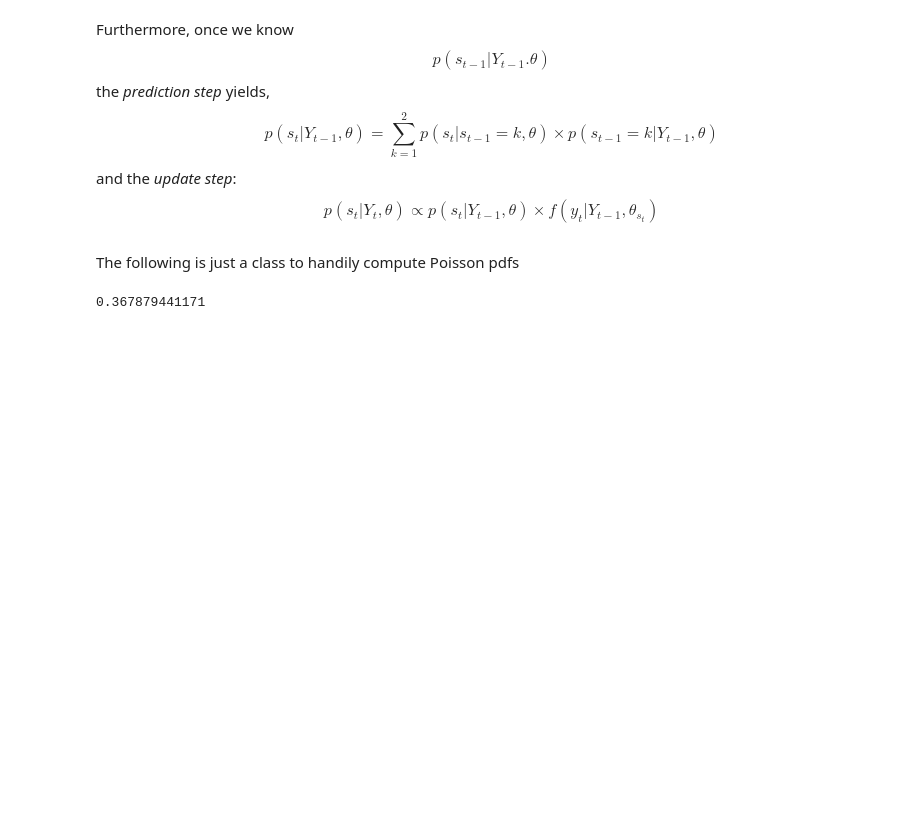
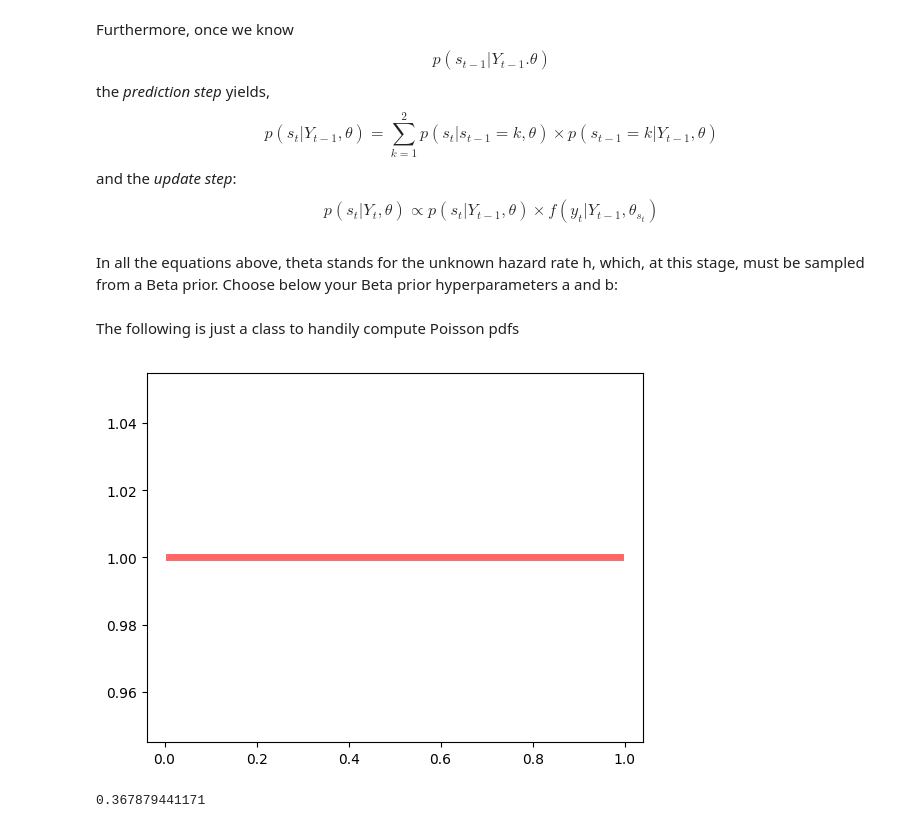
Before and after one commit to aernesto/jupyter-tests, a Jupyter notebook: Chib1996.ipynb, the cells around one changed output. Saved outputs shown, nothing was run; the diff lists cells and outputs as text; code cells hidden in the pictures; blank space fills up the shorter version.

```diff
--- a/Chib1996.ipynb
+++ b/Chib1996.ipynb
@@ -94,3 +95,5 @@ Furthermore, once we know $$p(s_{t-1}|Y_{t-1}.\theta)$$ the _prediction step_ yi
 $$p(s_t|Y_{t-1},\theta)=\sum_{k=1}^2 p(s_t|s_{t-1}=k,\theta)\times p(s_{t-1}=k|Y_{t-1},\theta)$$
 and the _update step_:
 $$p(s_t|Y_t,\theta)\propto p(s_t|Y_{t-1},\theta)\times f(y_t|Y_{t-1},\theta_{s_t})$$
+# %% [markdown]
+In all the equations above, theta stands for the unknown hazard rate h, which, at this stage, must be sampled from a Beta prior. Choose below your Beta prior hyperparameters a and b:
@@ -97,5 +121,14 @@ $$p(s_t|Y_t,\theta)\propto p(s_t|Y_{t-1},\theta)\times f(y_t|Y_{t-1},\theta_{s_t
 # %% [markdown]
 The following is just a class to handily compute Poisson pdfs
+# %%
+# fig, ax = plt.subplots(1, 1)
+plt.figure(3)
+a, b = (1, 1)
+x = np.linspace(beta.ppf(0.01, a, b), beta.ppf(0.99, a, b), 100)
+plt.plot(x, beta.pdf(x, a, b), 'r-', lw=5, alpha=0.6, label='beta pdf')
+plt.show()
+# %% [output]
+[figure, added]
 # %%
 # Ref: https://docs.scipy.org/doc/scipy/reference/generated/scipy.stats.rv_discrete.html
 class poisson_gen(rv_discrete):
```
Also changed, not shown: parts of 4 cells of this notebook.
